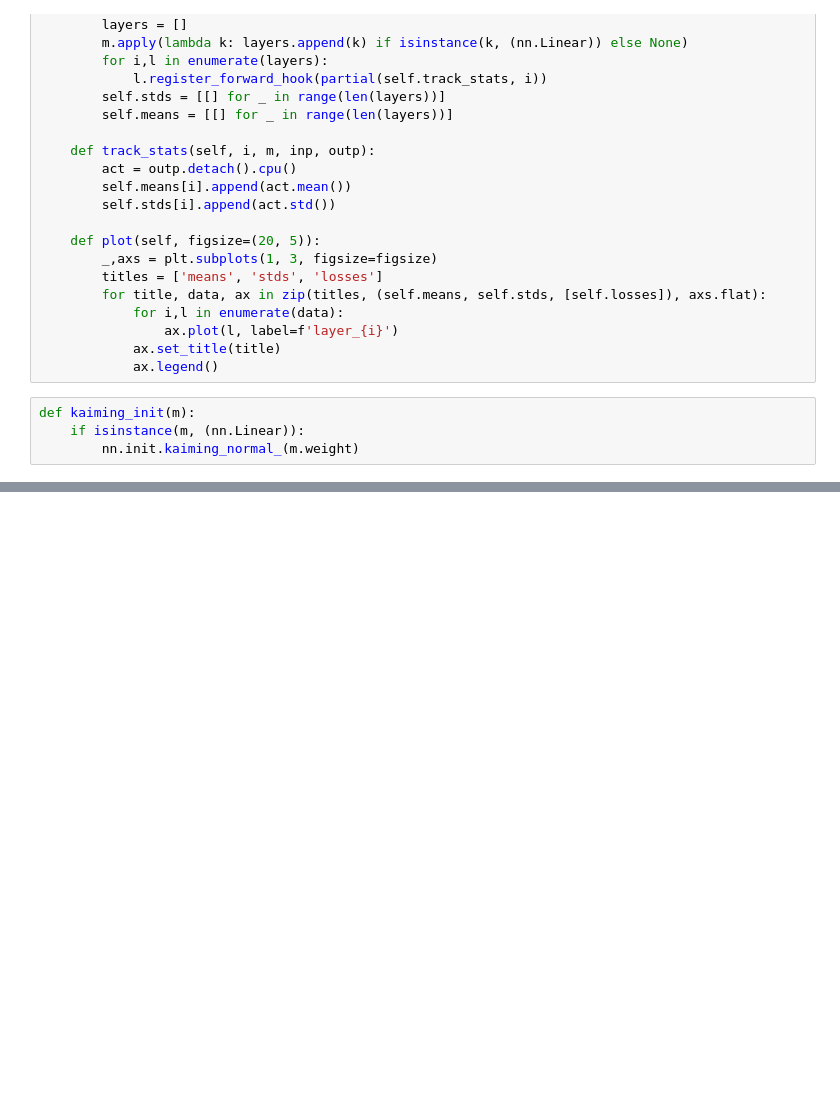
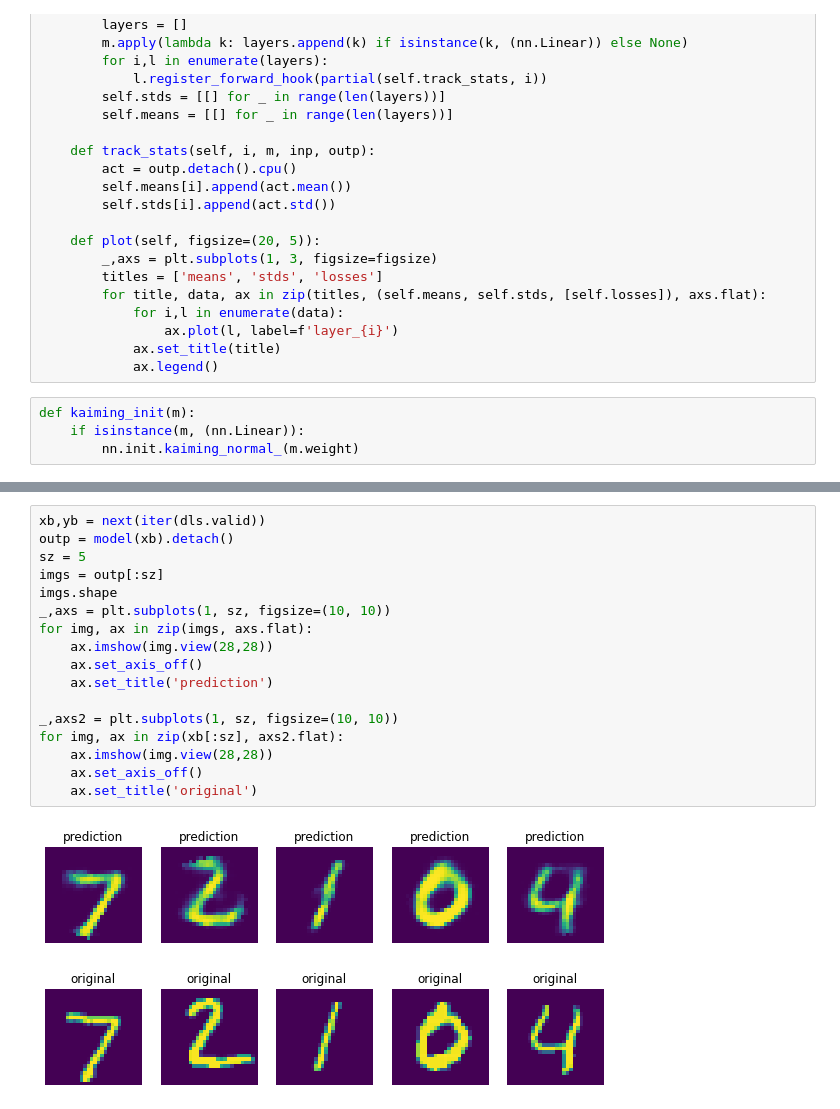
Before and after one commit to arun477/variational_autoencoder, a Jupyter notebook: linear_vae.ipynb, the cells around one changed output, grey strips where cells are left out. Saved outputs shown, nothing was run; the diff lists cells and outputs as text; blank space fills up the shorter version.

```diff
--- a/linear_vae.ipynb
+++ b/linear_vae.ipynb
@@ -131,0 +143,20 @@ actstats.plot(figsize=(20, 5))
+# %%
+xb,yb = next(iter(dls.valid))
+outp = model(xb).detach()
+sz = 5
+imgs = outp[:sz]
+imgs.shape
+_,axs = plt.subplots(1, sz, figsize=(10, 10))
+for img, ax in zip(imgs, axs.flat):
+    ax.imshow(img.view(28,28))
+    ax.set_axis_off()
+    ax.set_title('prediction')
+
+_,axs2 = plt.subplots(1, sz, figsize=(10, 10))
+for img, ax in zip(xb[:sz], axs2.flat):
+    ax.imshow(img.view(28,28))
+    ax.set_axis_off()
+    ax.set_title('original')
+# %% [output]
+[figure, added]
+[figure, added]
```
Also changed, not shown: parts of 4 cells of this notebook.
